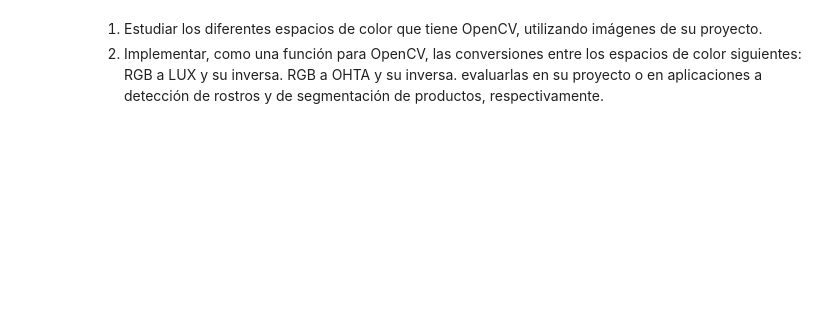
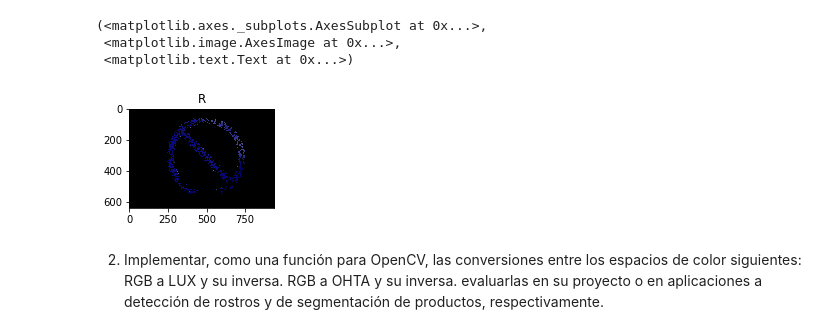
Before and after one commit to seradiazpin/MachineVisionUnal, a Jupyter notebook: Tarea3/Tarea3.ipynb, the cells around one changed output. Saved outputs shown, nothing was run; the diff lists cells and outputs as text; code cells hidden in the pictures; blank space fills up the shorter version.

```diff
--- a/Tarea3/Tarea3.ipynb
+++ b/Tarea3/Tarea3.ipynb
@@ -1,5 +30,21 @@
+# %%
+#Obtener pare solamente
+hsv = cv2.cvtColor(img, cv2.COLOR_BGR2HSV)
+
+# Color rojo
+lower_blue = np.array([0,100,100])
+upper_blue = np.array([0,255,255])
+mask = cv2.inRange(hsv, lower_blue, upper_blue)
+res = cv2.bitwise_and(img,img, mask= mask)
+
+plt.figure(1)
+plt.subplot(221), plt.imshow(res), plt.title('R')
+# %% [output]
+(<matplotlib.axes._subplots.AxesSubplot at 0x...>,
+ <matplotlib.image.AxesImage at 0x...>,
+ <matplotlib.text.Text at 0x...>)
+[figure, added]
 # %% [markdown]
-1. Estudiar los diferentes espacios de color que tiene OpenCV, utilizando imágenes de su proyecto.
 2. Implementar, como una función para OpenCV, las conversiones entre los espacios de color siguientes:
   RGB a LUX y su inversa.
   RGB a OHTA y su inversa.
```
Also changed, not shown: parts of 5 cells of this notebook, 5 other files.
